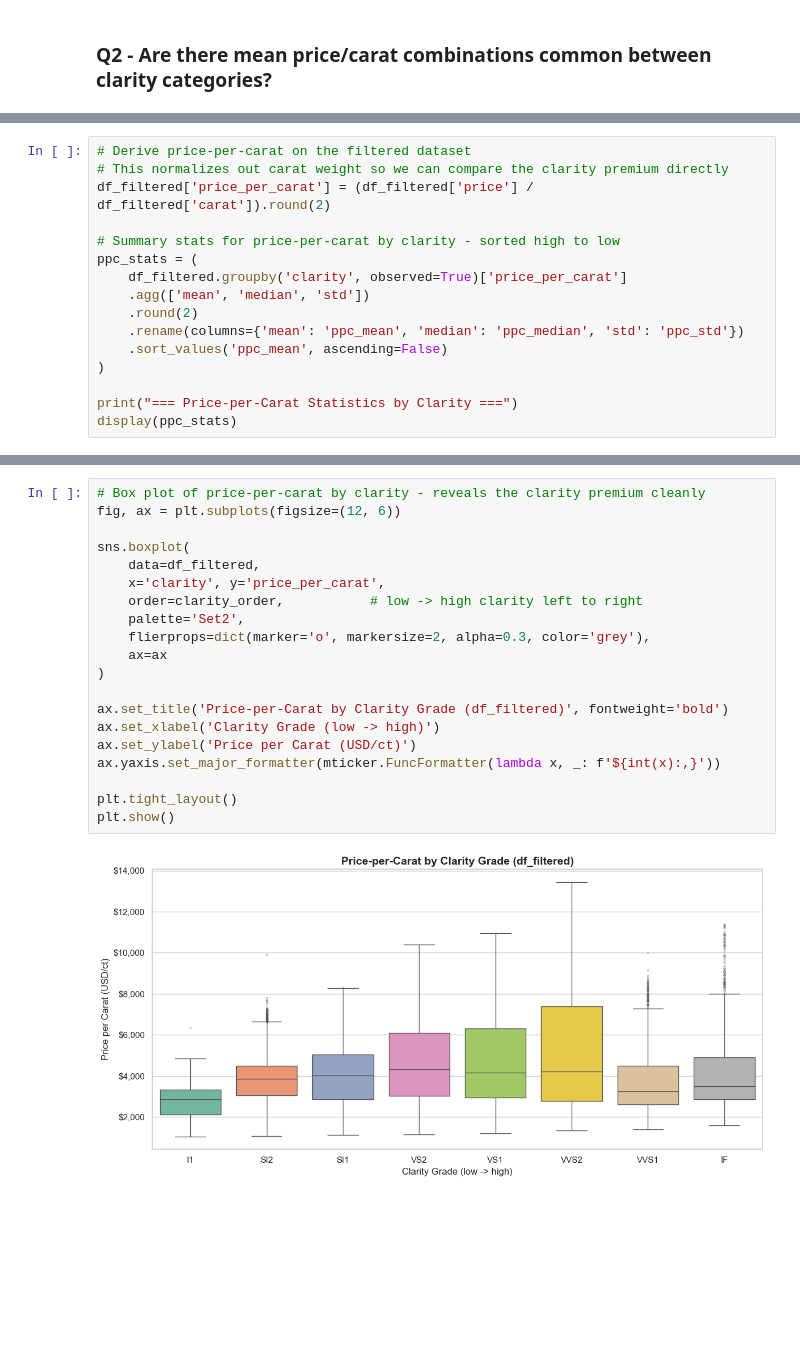
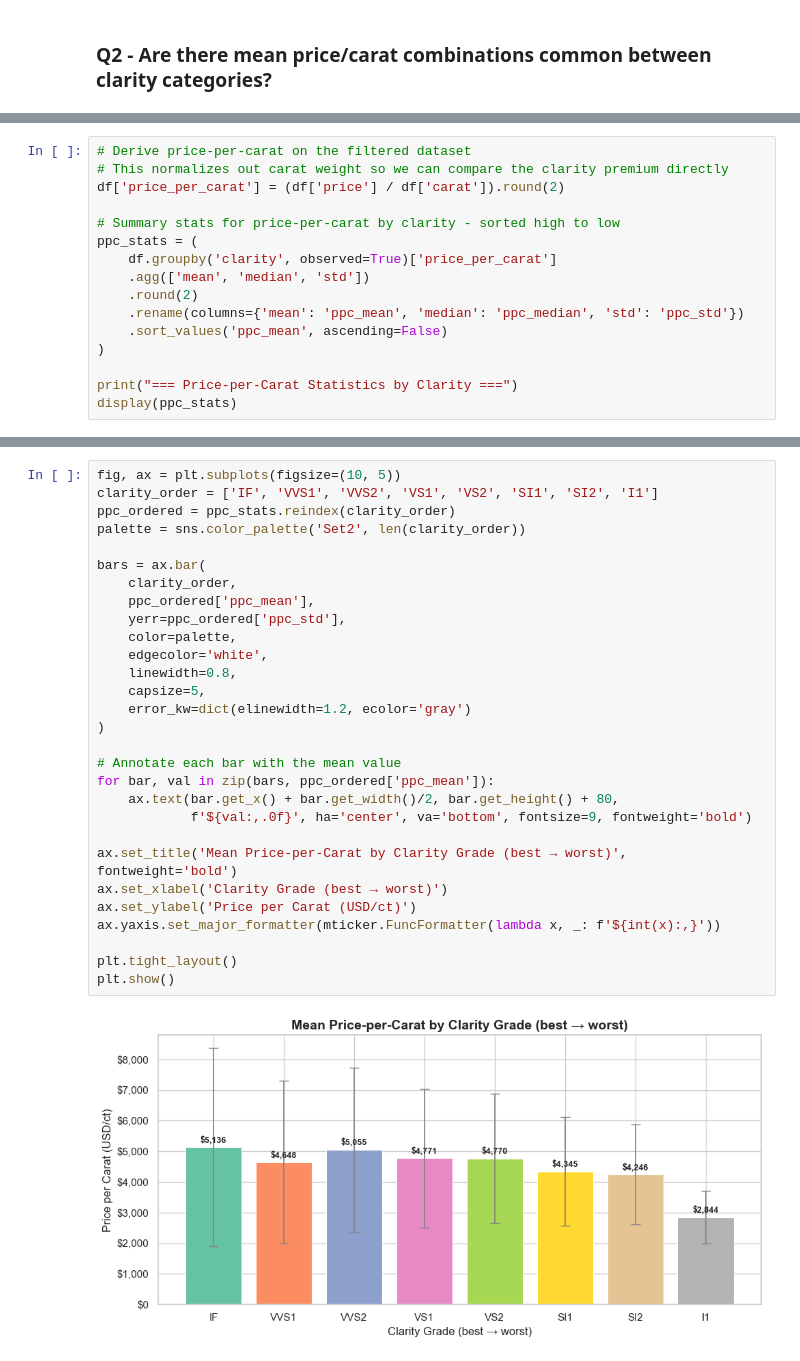
Before and after one commit to akaseahawk/wilcore-interview-DS2, a Jupyter notebook: diamond_analysis.ipynb, the cells around one changed output, grey strips where cells are left out. Saved outputs shown, nothing was run; the diff lists cells and outputs as text; blank space fills up the shorter version.

```diff
--- a/diamond_analysis.ipynb
+++ b/diamond_analysis.ipynb
@@ -672,11 +625,11 @@ how much more does a better-clarity grade actually cost?*
 # %%
 # Derive price-per-carat on the filtered dataset
 # This normalizes out carat weight so we can compare the clarity premium directly
-df_filtered['price_per_carat'] = (df_filtered['price'] / df_filtered['carat']).round(2)
+df['price_per_carat'] = (df['price'] / df['carat']).round(2)
 
 # Summary stats for price-per-carat by clarity - sorted high to low
 ppc_stats = (
-    df_filtered.groupby('clarity', observed=True)['price_per_carat']
+    df.groupby('clarity', observed=True)['price_per_carat']
     .agg(['mean', 'median', 'std'])
     .round(2)
     .rename(columns={'mean': 'ppc_mean', 'median': 'ppc_median', 'std': 'ppc_std'})
@@ -700,22 +653,31 @@ display(ppc_stats)
 # %%
-# Box plot of price-per-carat by clarity - reveals the clarity premium cleanly
-fig, ax = plt.subplots(figsize=(12, 6))
+fig, ax = plt.subplots(figsize=(10, 5))
+clarity_order = ['IF', 'VVS1', 'VVS2', 'VS1', 'VS2', 'SI1', 'SI2', 'I1']
+ppc_ordered = ppc_stats.reindex(clarity_order)
+palette = sns.color_palette('Set2', len(clarity_order))
 
-sns.boxplot(
-    data=df_filtered,
-    x='clarity', y='price_per_carat',
-    order=clarity_order,           # low -> high clarity left to right
-    palette='Set2',
-    flierprops=dict(marker='o', markersize=2, alpha=0.3, color='grey'),
-    ax=ax
+bars = ax.bar(
+    clarity_order,
+    ppc_ordered['ppc_mean'],
+    yerr=ppc_ordered['ppc_std'],
+    color=palette,
+    edgecolor='white',
+    linewidth=0.8,
+    capsize=5,
+    error_kw=dict(elinewidth=1.2, ecolor='gray')
 )
 
-ax.set_title('Price-per-Carat by Clarity Grade (df_filtered)', fontweight='bold')
-ax.set_xlabel('Clarity Grade (low -> high)')
+# Annotate each bar with the mean value
+for bar, val in zip(bars, ppc_ordered['ppc_mean']):
+    ax.text(bar.get_x() + bar.get_width()/2, bar.get_height() + 80,
+            f'${val:,.0f}', ha='center', va='bottom', fontsize=9, fontweight='bold')
+
+ax.set_title('Mean Price-per-Carat by Clarity Grade (best → worst)', fontweight='bold')
+ax.set_xlabel('Clarity Grade (best → worst)')
 ax.set_ylabel('Price per Carat (USD/ct)')
 ax.yaxis.set_major_formatter(mticker.FuncFormatter(lambda x, _: f'${int(x):,}'))
 
 plt.tight_layout()
 plt.show()
 # %% [output]
-[figure, old version]
+[figure, new version]
```
Also changed, not shown: parts of 18 cells of this notebook.
